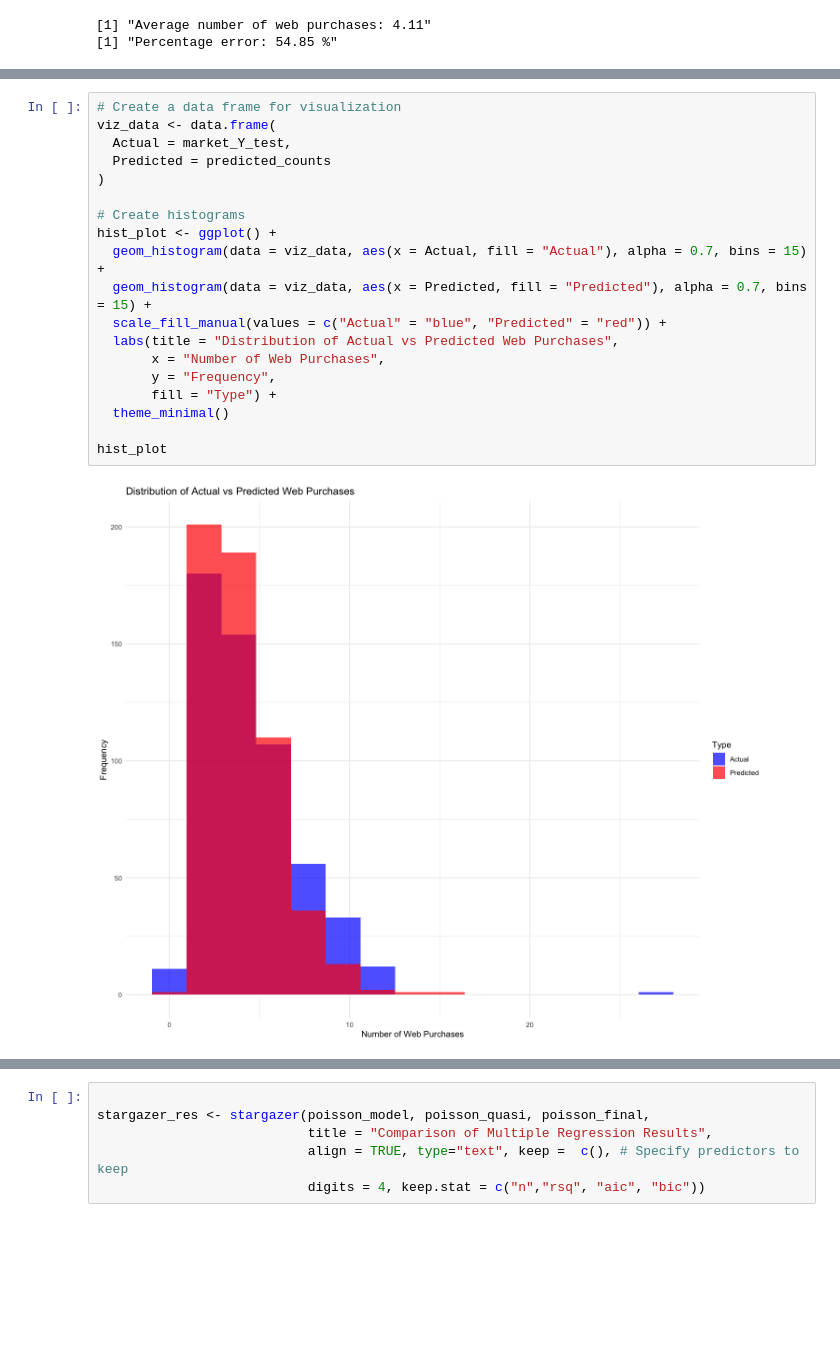
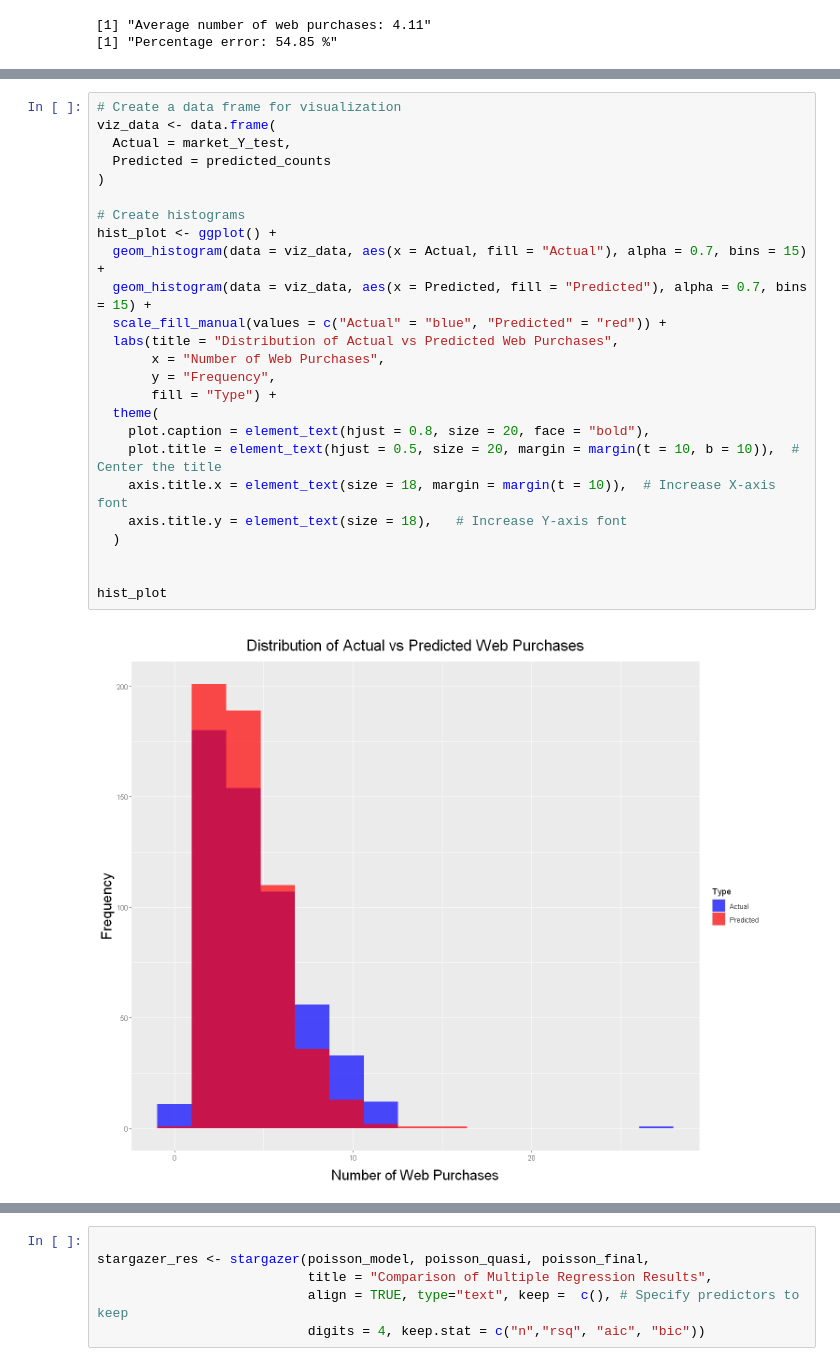
Before and after one commit to DrakenRaptor/STAT301_ProjectGrp26, a Jupyter notebook: STAT301 Grp 26 Project Final.ipynb, the cells around one changed output, grey strips where cells are left out. Drawn from its saved outputs; the diff is of its cells as text; blank space fills up the shorter version.

```diff
--- a/STAT301 Grp 26 Project Final.ipynb
+++ b/STAT301 Grp 26 Project Final.ipynb
@@ -683,24 +671,30 @@ The model demonstrates that customer purchasing habits can be predicted with rea
 # %%
 # Create a data frame for visualization
 viz_data <- data.frame(
   Actual = market_Y_test,
   Predicted = predicted_counts
 )
 
 # Create histograms
 hist_plot <- ggplot() +
   geom_histogram(data = viz_data, aes(x = Actual, fill = "Actual"), alpha = 0.7, bins = 15) +
   geom_histogram(data = viz_data, aes(x = Predicted, fill = "Predicted"), alpha = 0.7, bins = 15) +
   scale_fill_manual(values = c("Actual" = "blue", "Predicted" = "red")) +
   labs(title = "Distribution of Actual vs Predicted Web Purchases",
        x = "Number of Web Purchases",
        y = "Frequency",
        fill = "Type") +
-  theme_minimal()
+  theme(
+    plot.caption = element_text(hjust = 0.8, size = 20, face = "bold"),
+    plot.title = element_text(hjust = 0.5, size = 20, margin = margin(t = 10, b = 10)),  # Center the title
+    axis.title.x = element_text(size = 18, margin = margin(t = 10)),  # Increase X-axis font
+    axis.title.y = element_text(size = 18),   # Increase Y-axis font
+  )
+
 
 hist_plot
 # %% [output]
-[figure, old version]
+[figure, new version]
 # %%
 scatter_plot <- ggplot(viz_data, aes(x = Actual, y = Predicted)) +
   geom_point(alpha = 0.5) +
```
Also changed, not shown: parts of 12 cells of this notebook.
